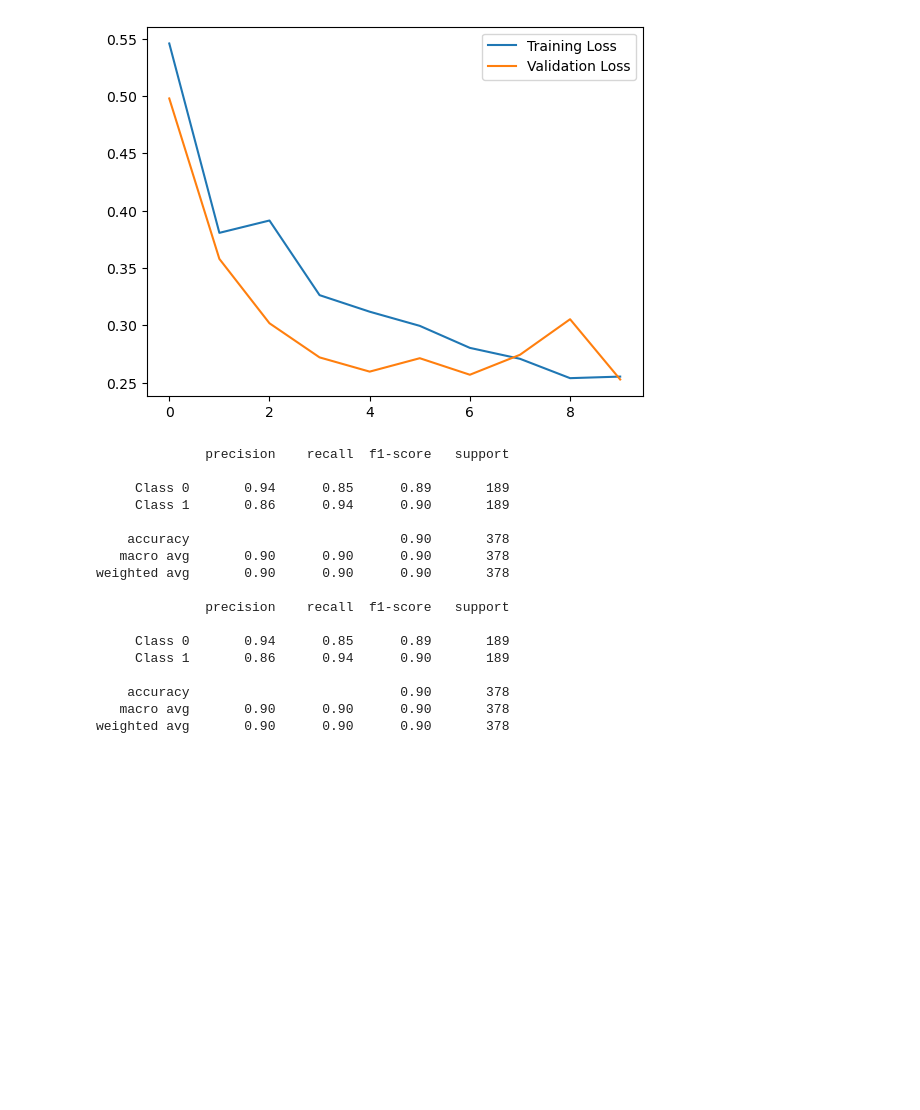
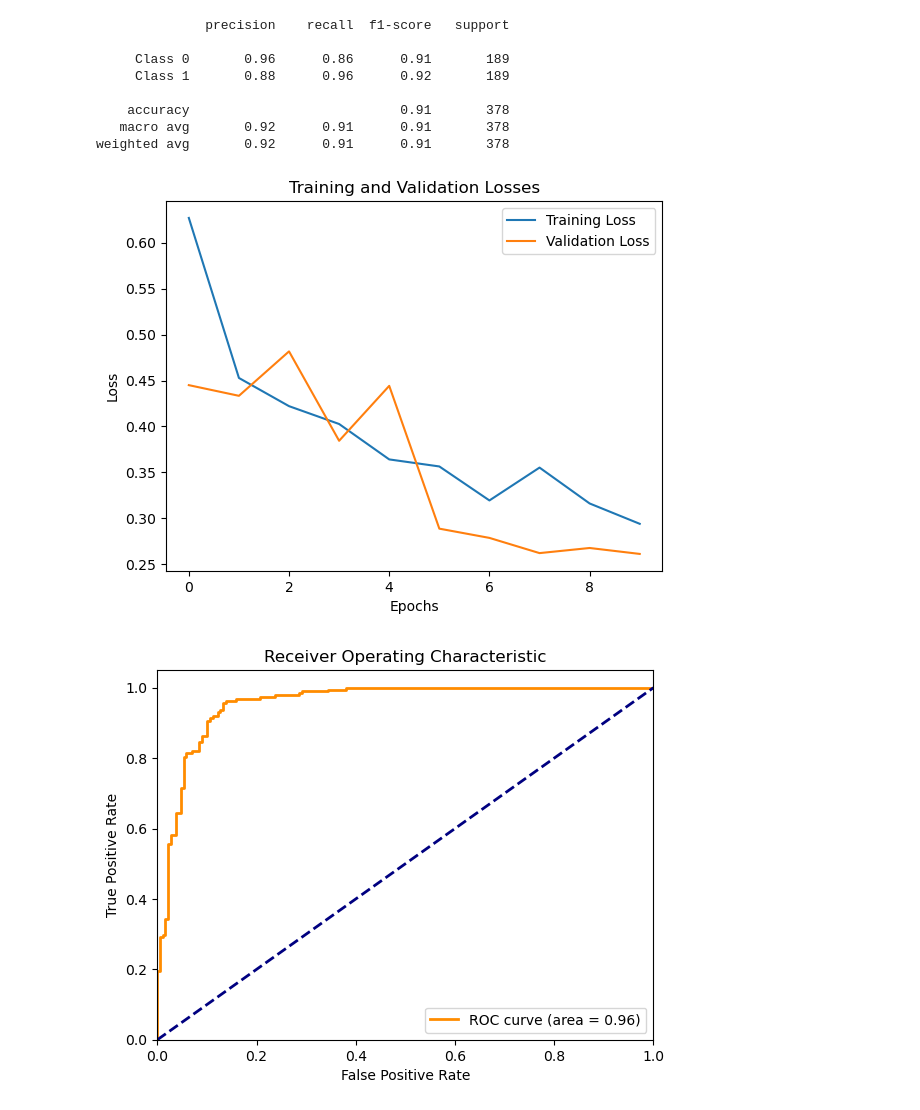
Before and after one commit to gimesia/CADx-Project, a Jupyter notebook: 2_DL/Ch1/ARON_0_test2.ipynb, the cells around one changed output. Drawn from its saved outputs; the diff is of its cells as text; code cells hidden in the pictures; blank space fills up the shorter version.

Commit message:
feat: dl pipeline class roc auc plot & saving

```diff
--- a/2_DL/Ch1/ARON_0_test2.ipynb
+++ b/2_DL/Ch1/ARON_0_test2.ipynb
@@ -19,3 +54,15 @@ cuda: NVIDIA GeForce RTX 4050 Laptop GPU
 # Dataset path
 TRAIN_PATH = r"C:\Users\gimes\Src\repos\CADx-Project\dataset\binary\train"
 VAL_PATH = r"C:\Users\gimes\Src\repos\CADx-Project\dataset\binary\val"
+
+# Create preprocessing factory
+factory = PreprocessingFactory()
+factory.pad2square(fill=np.nan)  # Pad images to form square shape, filling with 0
+factory.normalize2float()
+factory.resize((224, 224))
+
+# Create data loaders
+PERCENT = 10
+BATCH_SIZE = 32
+train_loader = FactoryLoader(TRAIN_PATH, batch_size=BATCH_SIZE, factory=factory, percentage=PERCENT, shuffle=True)
+val_loader = FactoryLoader(VAL_PATH, batch_size=BATCH_SIZE, factory=factory, percentage=PERCENT, shuffle=True)
@@ -83,6 +69 @@ ____
-# %%
-# Create data loaders
-PERCENT = 100
-train_loader = FactoryLoader(TRAIN_PATH, batch_size=32, factory=factory, percentage=PERCENT, shuffle=PERCENT<20).get_loader()
-val_loader = FactoryLoader(VAL_PATH, batch_size=32, factory=factory, percentage=PERCENT, shuffle=PERCENT<20).get_loader()
 # %%
@@ -98,4 +101,0 @@ dl.train(epochs=10)
-# %%
-dl.plot_losses()
-# %% [output]
-[figure, removed]
@@ -122,20 +102,21 @@ def evaluate(dl: DLPipeline):
-# %%
-print(evaluate(dl))
-# %% [output]
-              precision    recall  f1-score   support
-
-     Class 0       0.94      0.85      0.89       189
-     Class 1       0.86      0.94      0.90       189
-
-    accuracy                           0.90       378
-   macro avg       0.90      0.90      0.90       378
-weighted avg       0.90      0.90      0.90       378
-
-              precision    recall  f1-score   support
-
-     Class 0       0.94      0.85      0.89       189
-     Class 1       0.86      0.94      0.90       189
-
-    accuracy                           0.90       378
-   macro avg       0.90      0.90      0.90       378
-weighted avg       0.90      0.90      0.90       378
+# %%
+# Evaluate pipeline
+report = dl.evaluate()
+print(report)
+
+# Plot losses
+dl.plot_losses()
+
+# Plot Receiver Operating Characteristic (ROC) curve
+dl.plot_roc_auc()
+# %% [output]
+              precision    recall  f1-score   support
+
+     Class 0       0.96      0.86      0.91       189
+     Class 1       0.88      0.96      0.92       189
+
+    accuracy                           0.91       378
+   macro avg       0.92      0.91      0.91       378
+weighted avg       0.92      0.91      0.91       378
+[figure, added]
+[figure, added]
```
Also changed, not shown: parts of 13 cells of this notebook, 1 other file.
